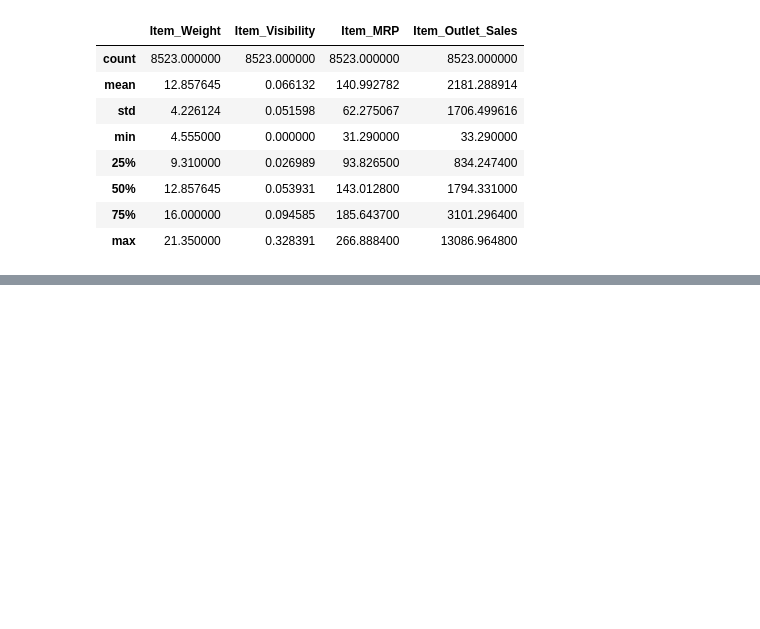
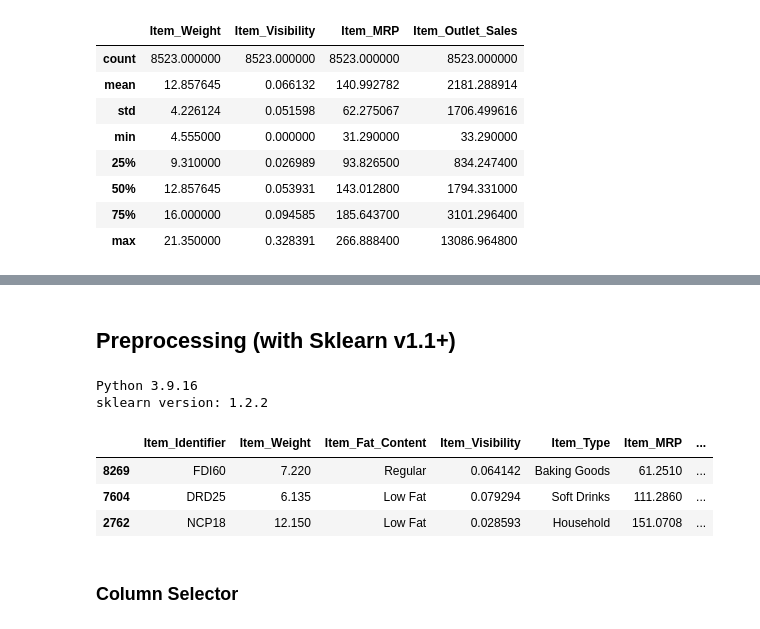
Before and after one commit to pylabview/sales-predicctions, a Jupyter notebook: Project_1_Revisited.ipynb, the cells around one changed output, grey strips where cells are left out. Cells and saved outputs as stored; diff of their text form; code cells hidden in the pictures; blank space fills up the shorter version.

```diff
--- a/Project_1_Revisited.ipynb
+++ b/Project_1_Revisited.ipynb
@@ -127,0 +142,30 @@ df.describe()
+# %% [markdown]
+## Preprocessing (with Sklearn v1.1+)
+# %%
+# Run the following command on your local computer to check the version of sklearn
+import sklearn
+!python --version
+print(f"sklearn version: {sklearn.__version__}")
+# %% [output]
+Python 3.9.16
+sklearn version: 1.2.2
+# %%
+# ### Train Test Split
+## Make x and y variables
+target = "Item_Outlet_Sales"
+drop_feats = []
+
+y = df[target].copy()
+X = df.drop(columns=[target, *drop_feats]).copy()
+
+## train-test-split with random state for reproducibility
+X_train, X_test, y_train, y_test = train_test_split(X,y, random_state=SEED)
+X_train.head(3)
+# %% [output]
+|  | Item_Identifier | Item_Weight | Item_Fat_Content | Item_Visibility | Item_Type | Item_MRP | ... |
+| 8269 | FDI60 | 7.220 | Regular | 0.064142 | Baking Goods | 61.2510 | ... |
+| 7604 | DRD25 | 6.135 | Low Fat | 0.079294 | Soft Drinks | 111.2860 | ... |
+| 2762 | NCP18 | 12.150 | Low Fat | 0.028593 | Household | 151.0708 | ... |
+# %% [markdown]
+
+### Column Selector
```
Also changed, not shown: parts of 20 cells of this notebook.
